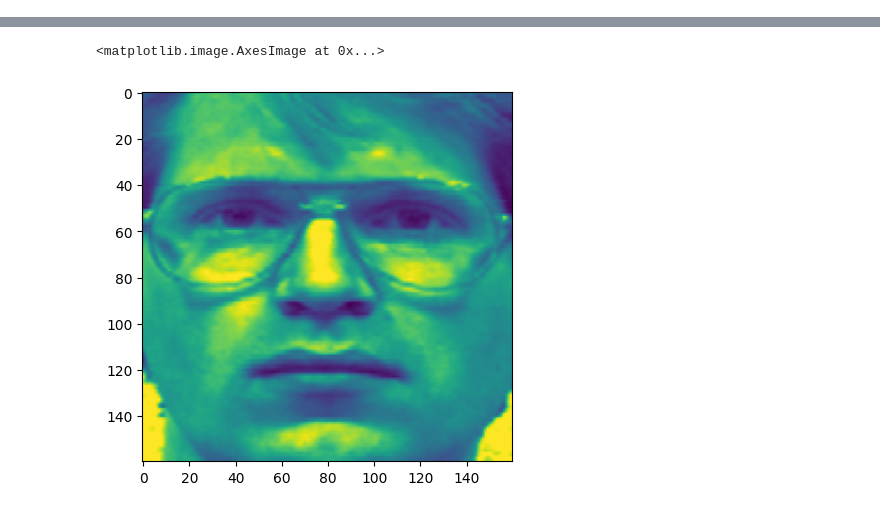
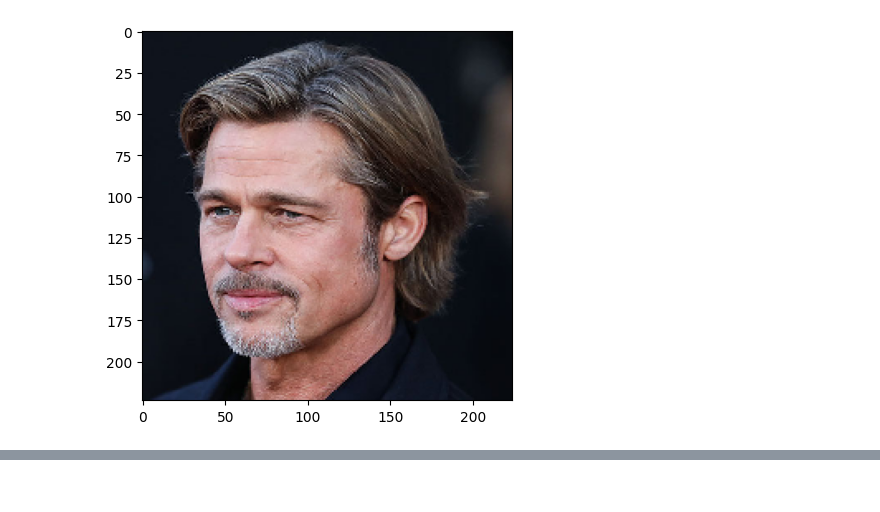
Before and after one commit to revindaamalias/SCIFEST, a Jupyter notebook: face_recognition_cnn.ipynb, the cells around one changed output, grey strips where cells are left out. Saved outputs shown, nothing was run; the diff lists cells and outputs as text; code cells hidden in the pictures.

```diff
--- a/face_recognition_cnn.ipynb
+++ b/face_recognition_cnn.ipynb
@@ -12,6 +14,6 @@ from keras_preprocessing import image
 from tensorflow.keras.preprocessing.image import ImageDataGenerator
 # %%
-train_dir="../input/face-recognition-dataset/Original Images/Original Images/"
+train_dir="F:\SUCOFINDO\Original Images"
 generator = ImageDataGenerator()
 train_ds = generator.flow_from_directory(train_dir,target_size=(224, 224),batch_size=32)
 classes = list(train_ds.class_indices.keys())
@@ -52,3 +68,4 @@ model.summary()
 # %%
-history = model.fit(train_ds,epochs= 30, batch_size=32)
+
+history = model.fit(train_ds,epochs= 10, batch_size=32)
 # %% [output]
@@ -94,3 +111,4 @@ def predict_image(image_path):
 # %%
-predict_image("../input/face-recognition-dataset/Original Images/Original Images/Brad Pitt/Brad Pitt_102.jpg")
+predict_image("F:\SUCOFINDO\Original Images\Brad Pitt\Brad Pitt_102.jpg")
 # %% [output]
+[figure, new version]
@@ -109,2 +117,0 @@ WARNING:tensorflow:5 out of the last 11 calls to <function Model.make_predict_fu
-<matplotlib.image.AxesImage at 0x...>
-[figure, old version]
```
Also changed, not shown: parts of 9 cells of this notebook, 6 other files.
